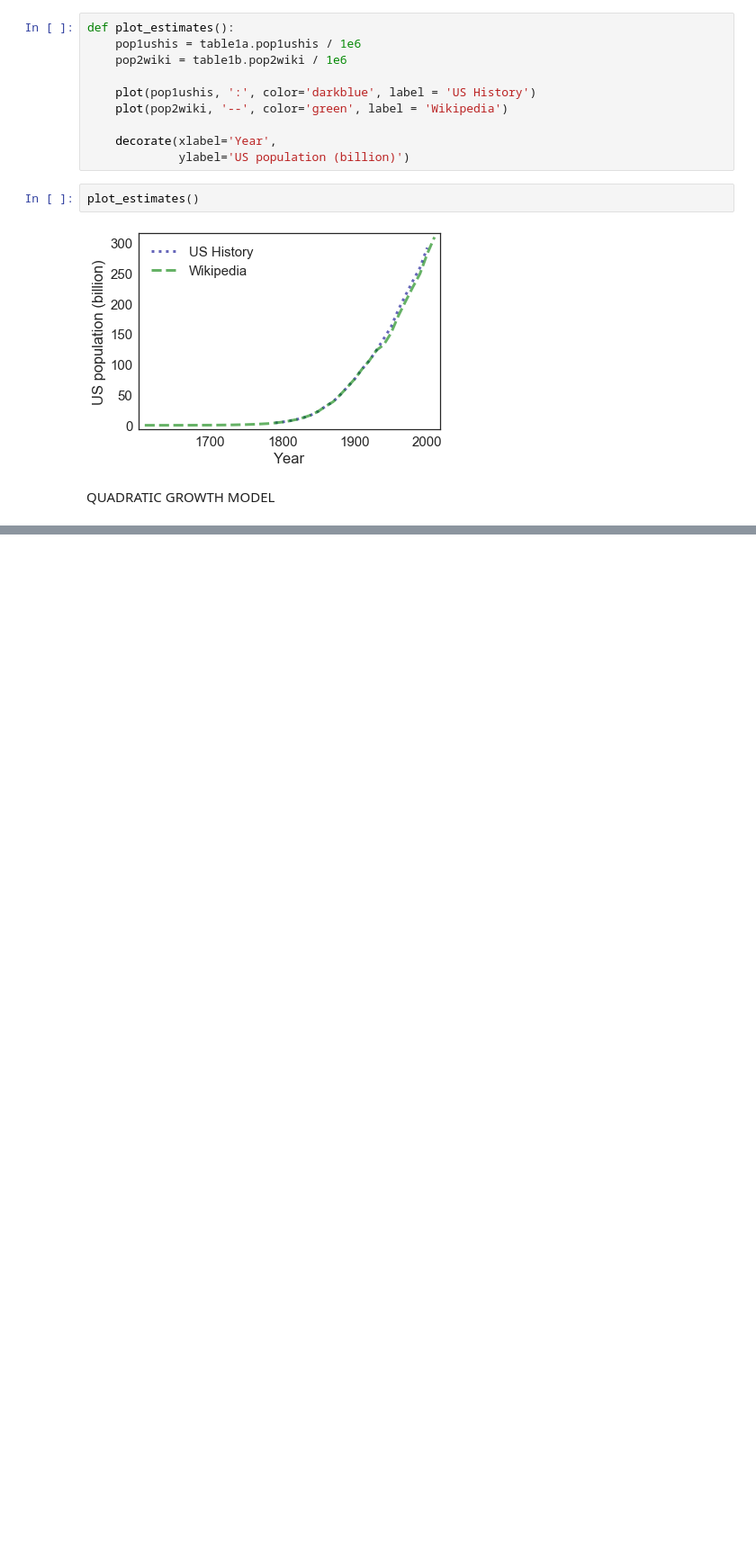
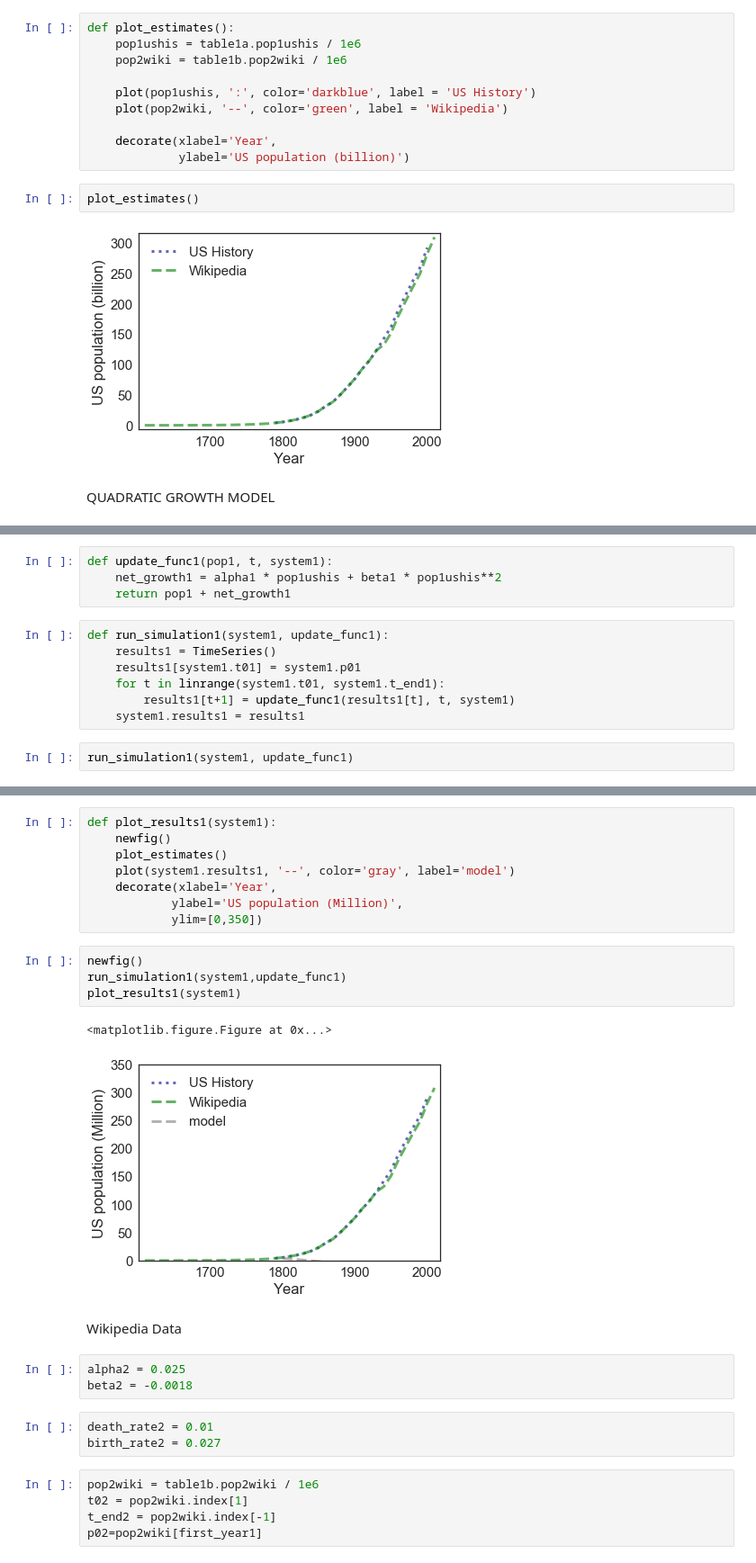
Before and after one commit to elizabethtawes/ModSimProject1, a Jupyter notebook: US+Population+Model-QuadraticGrowth.ipynb, the cells around one changed output, grey strips where cells are left out. Shown: that part at 90% size. Drawn from its saved outputs; the diff is of its cells as text; blank space fills up the shorter version.

```diff
--- a/US+Population+Model-QuadraticGrowth.ipynb
+++ b/US+Population+Model-QuadraticGrowth.ipynb
@@ -146 +153,14 @@ run_simulation(system, update_func2)
+# %%
+def update_func1(pop1, t, system1):
+    net_growth1 = alpha1 * pop1ushis + beta1 * pop1ushis**2
+    return pop1 + net_growth1
+# %%
+def run_simulation1(system1, update_func1):
+    results1 = TimeSeries()
+    results1[system1.t01] = system1.p01
+    for t in linrange(system1.t01, system1.t_end1):
+        results1[t+1] = update_func1(results1[t], t, system1)
+    system1.results1 = results1
+# %%
+run_simulation1(system1, update_func1)
 # %%
@@ -148,0 +178,28 @@ net_growth_array = (system.alpha * pop_array + system.beta * pop_array**2)
+# %%
+def plot_results1(system1):
+    newfig()
+    plot_estimates()
+    plot(system1.results1, '--', color='gray', label='model')
+    decorate(xlabel='Year',
+            ylabel='US population (Million)',
+            ylim=[0,350])
+# %%
+newfig()
+run_simulation1(system1,update_func1)
+plot_results1(system1)
+# %% [output]
+<matplotlib.figure.Figure at 0x...>
+[figure, added]
+# %% [markdown]
+Wikipedia Data
+# %%
+alpha2 = 0.025
+beta2 = -0.0018
+# %%
+death_rate2 = 0.01
+birth_rate2 = 0.027
+# %%
+pop2wiki = table1b.pop2wiki / 1e6
+t02 = pop2wiki.index[1]
+t_end2 = pop2wiki.index[-1]
+p02=pop2wiki[first_year1]
```
Also changed, not shown: parts of 28 cells of this notebook, 2 other files.
